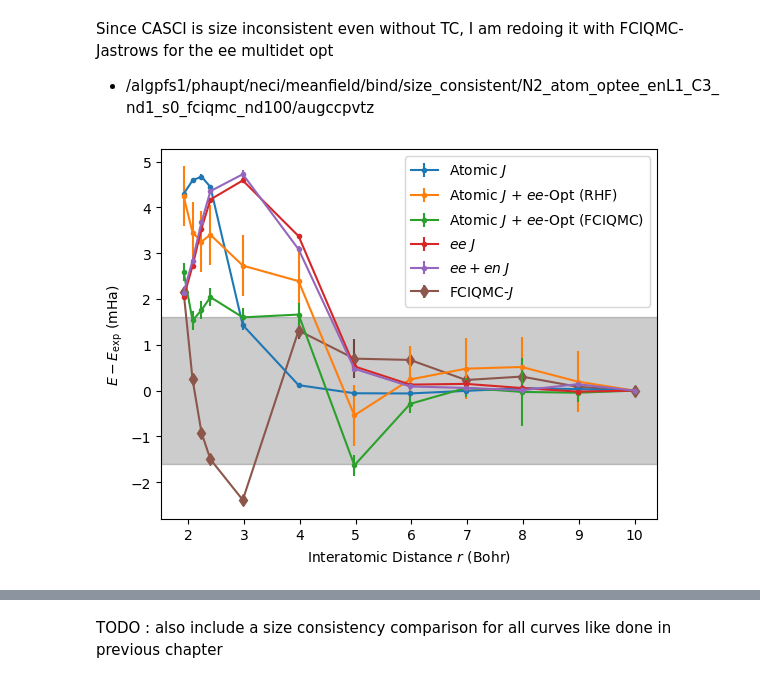
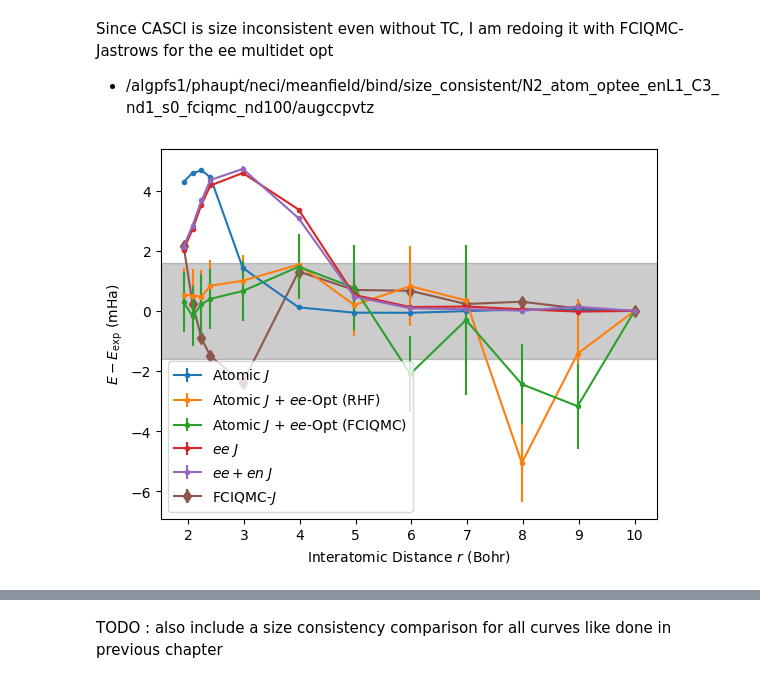
Before and after one commit to jphaupt/phdthesis_haupt, a Jupyter notebook: figures/universal/notes.ipynb, the cells around one changed output, grey strips where cells are left out. Drawn from its saved outputs; the diff is of its cells as text; code cells hidden in the pictures.

Commit message:
updated data, still very very very noisy

```diff
--- a/figures/universal/notes.ipynb
+++ b/figures/universal/notes.ipynb
@@ -211,35 +211,35 @@ Since CASCI is size inconsistent even without TC, I am redoing it with FCIQMC-Ja
 # %%
 experiment = np.genfromtxt("data/n2_experiment.dat")
 
 comp2exp = lambda x: (x - x[-1]) - (experiment[:,1] - experiment[-1,1])
 plot_comp2exp = lambda x,t: plt.errorbar(experiment[:,0], [1000*x.n for x in comp2exp(x)], yerr=[1000*x.s for x in comp2exp(x)], fmt='.-', label=t)
 
 atomicJmol = load_data_with_uncertainties("data/n2_avtz_atomic.dat", uncertainty_cols=[1])
 plot_comp2exp(atomicJmol[:,1], r"Atomic $J$")
-atomicEeJmol = load_data_with_uncertainties("data/n2_avtz_atomic_eeOpt.dat", uncertainty_cols=[1])
+atomicEeJmol = load_data_with_uncertainties("data/n2_avtz_atomic_eeOpt_fromatom.dat", uncertainty_cols=[1])
 plot_comp2exp(atomicEeJmol[:,1], r"Atomic $J$ + $ee$-Opt (RHF)")
-atomicEeMdJmol = load_data_with_uncertainties("data/n2_avtz_atomic_eeOpt_fciqmc.dat", uncertainty_cols=[1])
+atomicEeMdJmol = load_data_with_uncertainties("data/n2_avtz_atomic_eeOpt_fromatom_fciqmc.dat", uncertainty_cols=[1])
 plot_comp2exp(atomicEeMdJmol[:,1], r"Atomic $J$ + $ee$-Opt (FCIQMC)")
 eeJmol = load_data_with_uncertainties("data/n2_avtz_ee.dat", uncertainty_cols=[1])
 plot_comp2exp(eeJmol[:,1], r"$ee$ $J$")
 eeEnJmol = load_data_with_uncertainties("data/n2_avtz_ee_en.dat", uncertainty_cols=[1])
 plot_comp2exp(eeEnJmol[:,1], r"$ee+en$ $J$")
 fciqmcJmol = load_data_with_uncertainties("data/N2_avtz_fciqmc.dat", uncertainty_cols=[1])
 # plot_comp2exp(eeEnJmol[:,1], r"FCIQMC-$J$")
 plt.errorbar(experiment[:,0], [1000*x.n for x in comp2exp(fciqmcJmol[:,1])], yerr=[1000*x.s for x in comp2exp(fciqmcJmol[:,1])], fmt='d-', label=r'FCIQMC-$J$', zorder=1)
 
 plt.legend()
 xlim = plt.xlim()
 ylim = plt.ylim()
 plt.fill_between([min(experiment[:,0])-10, max(experiment[:,0])+10], -1.6, +1.6, alpha=0.2, color='k')
 plt.xlim(xlim)
 plt.ylim(ylim)
 plt.xlabel(r"Interatomic Distance $r$ (Bohr)")
 plt.ylabel(r"$E-E_{\rm exp}$ (mHa)")
 
 plt.savefig("residuals.pdf")
 # %% [output]
-[figure, old version]
+[figure, new version]
 # %%
 plt.errorbar(atomicJmol[:,0], [x.n for x in atomicJmol[:,1]], yerr=[x.s for x in atomicJmol[:,1]], fmt='.-', label="Atomic $J$")
 plt.errorbar(atomicEeJmol[:,0], [x.n for x in atomicEeJmol[:,1]], yerr=[x.s for x in atomicEeJmol[:,1]], fmt='.-', label="Atomic $J$ + $ee$-Opt (RHF)")
```
Also changed, not shown: parts of 4 cells of this notebook, 25 other files.
